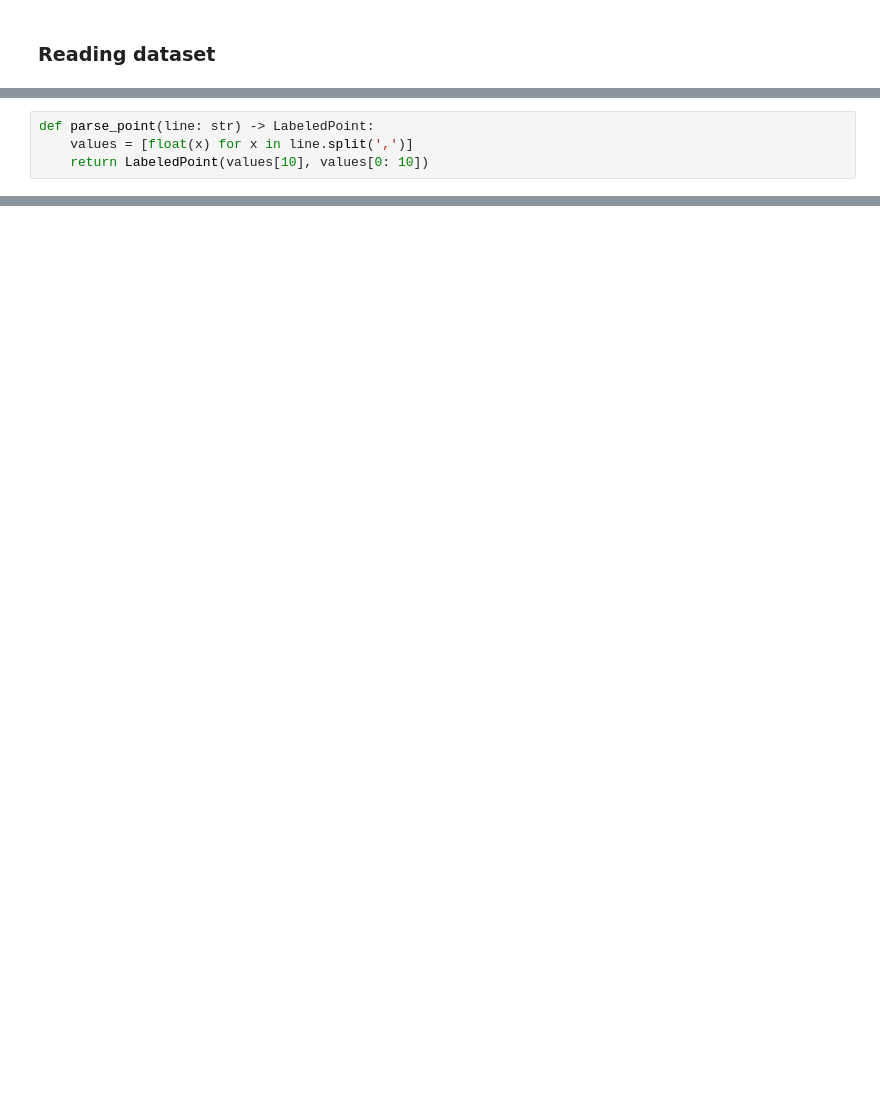
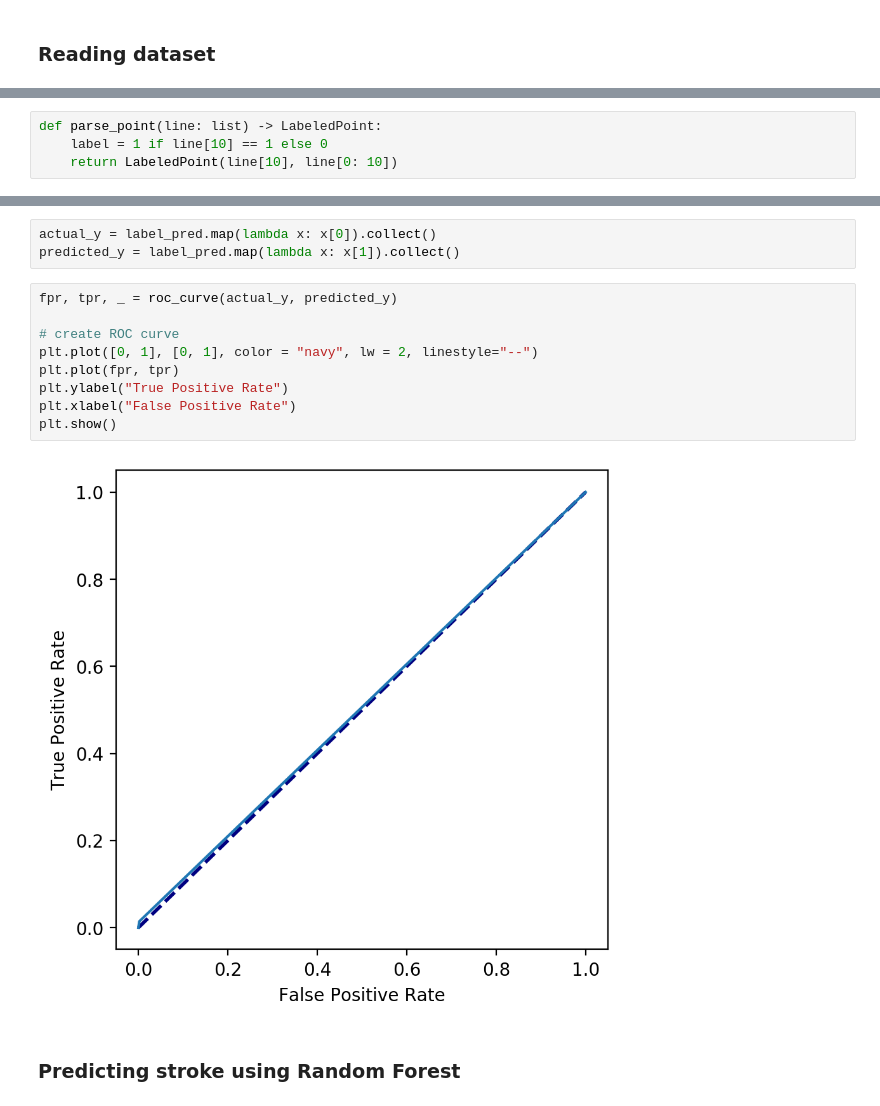
Before and after one commit to maldoam/mllib-stroke-prediction, a Jupyter notebook: notebooks_jupyter_test_pyspark.ipynb, the cells around one changed output, grey strips where cells are left out. Saved outputs shown, nothing was run; the diff lists cells and outputs as text; blank space fills up the shorter version.

```diff
--- a/notebooks_jupyter_test_pyspark.ipynb
+++ b/notebooks_jupyter_test_pyspark.ipynb
@@ -35,5 +103,5 @@ Name: stroke, dtype: int64
 # %%
-def parse_point(line: str) -> LabeledPoint:
-    values = [float(x) for x in line.split(',')]
-    return LabeledPoint(values[10], values[0: 10])
+def parse_point(line: list) -> LabeledPoint:
+    label = 1 if line[10] == 1 else 0
+    return LabeledPoint(line[10], line[0: 10])
 # %%
@@ -57,0 +121,16 @@ temp_vals
+# %%
+actual_y = label_pred.map(lambda x: x[0]).collect()
+predicted_y = label_pred.map(lambda x: x[1]).collect()
+# %%
+fpr, tpr, _ = roc_curve(actual_y, predicted_y)
+
+# create ROC curve
+plt.plot([0, 1], [0, 1], color = "navy", lw = 2, linestyle="--")
+plt.plot(fpr, tpr)
+plt.ylabel("True Positive Rate")
+plt.xlabel("False Positive Rate")
+plt.show()
+# %% [output]
+[figure, added]
+# %% [markdown]
+### Predicting stroke using Random Forest
```
Also changed, not shown: parts of 15 cells of this notebook.
